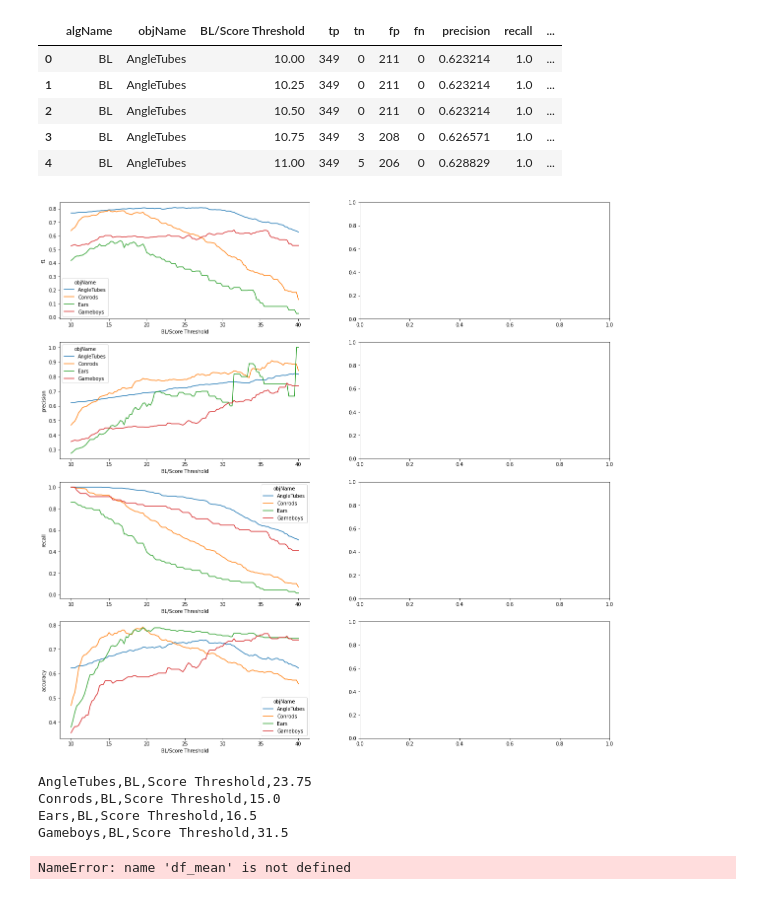
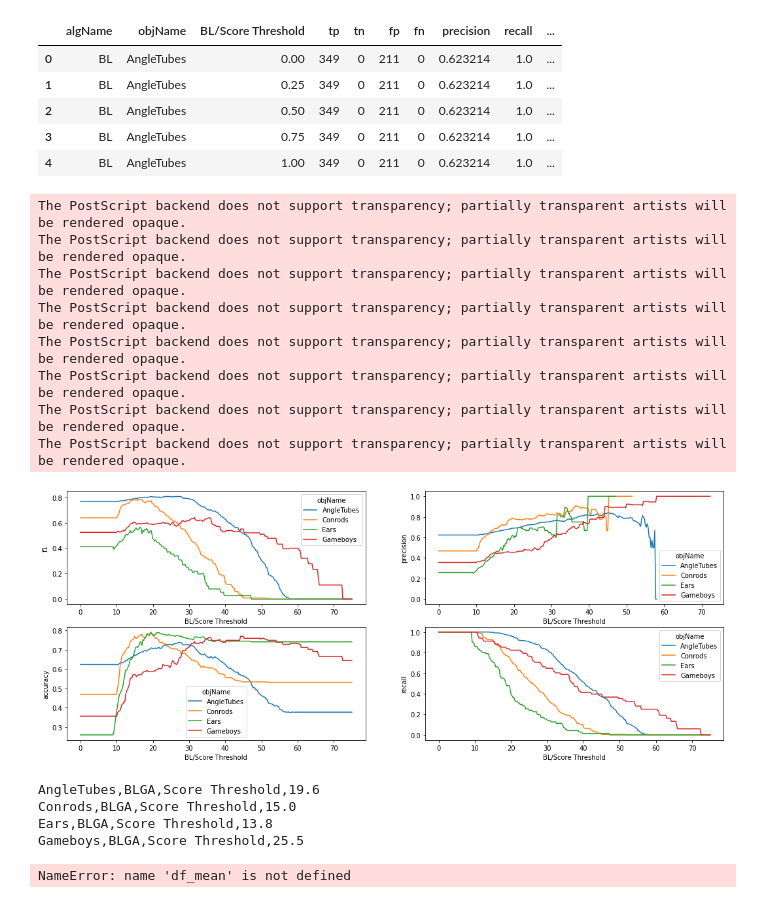
Before and after one commit to Jensbeltman/masterRepo, a Jupyter notebook: scripts/threshold_test.ipynb, the cells around one changed output. Drawn from its saved outputs; the diff is of its cells as text; code cells hidden in the pictures.

```diff
--- a/scripts/threshold_test.ipynb
+++ b/scripts/threshold_test.ipynb
@@ -3,10 +3,10 @@ import pandas as pd
 import seaborn as sns
 import matplotlib.pyplot as plt
 from data_processing_functions import parameter_tuning_read_and_mean
-# csv_path = "/home/jens/masterData/AlgorithmTuner/TunedParameters/BL/bl_5_5_AlgorithmTunerData-data.csv"
-# tested_parameter = "BL/Score Threshold"
-csv_path = "/home/jens/masterData/AlgorithmTuner/TunedParameters/BL/bl_5_5_AlgorithmTunerData-data.csv"
+csv_path = "/home/jens/masterData/AlgorithmTuner/Report/Baseline tuning/2021-03-05-12-45-03-AlgorithmTunerData-data.csv"
 tested_parameter = "BL/Score Threshold"
+# csv_path = "/home/jens/masterData/AlgorithmTuner/Report/Lit/UICS-Tuning-AlgorithmTunerData-data.csv"
+# tested_parameter = "GEUICS/Inlier Overlap Penalty Factor"
 
 
 df = pd.read_csv(csv_path,usecols=["algName","objName",tested_parameter,"tp","tn","fp","fn","f1","precision","recall","accuracy"],dtype={"algName":"category","objName":"category"})
@@ -18,31 +18,40 @@ df["accuracy"]=(df["tp"]+df["tn"])/(df["tp"]+df["tn"]+df["fp"]+df["fn"])
 df.head()
 # %% [output]
 |  | algName | objName | BL/Score Threshold | tp | tn | fp | fn | precision | recall | ... |
-| 0 | BL | AngleTubes | 10.00 | 349 | 0 | 211 | 0 | 0.623214 | 1.0 | ... |
-| 1 | BL | AngleTubes | 10.25 | 349 | 0 | 211 | 0 | 0.623214 | 1.0 | ... |
-| 2 | BL | AngleTubes | 10.50 | 349 | 0 | 211 | 0 | 0.623214 | 1.0 | ... |
-| 3 | BL | AngleTubes | 10.75 | 349 | 3 | 208 | 0 | 0.626571 | 1.0 | ... |
-| 4 | BL | AngleTubes | 11.00 | 349 | 5 | 206 | 0 | 0.628829 | 1.0 | ... |
+| 0 | BL | AngleTubes | 0.00 | 349 | 0 | 211 | 0 | 0.623214 | 1.0 | ... |
+| 1 | BL | AngleTubes | 0.25 | 349 | 0 | 211 | 0 | 0.623214 | 1.0 | ... |
+| 2 | BL | AngleTubes | 0.50 | 349 | 0 | 211 | 0 | 0.623214 | 1.0 | ... |
+| 3 | BL | AngleTubes | 0.75 | 349 | 0 | 211 | 0 | 0.623214 | 1.0 | ... |
+| 4 | BL | AngleTubes | 1.00 | 349 | 0 | 211 | 0 | 0.623214 | 1.0 | ... |
 # %%
 
-validation_measure = ["f1","precision","recall","accuracy"]
-fig,axes = plt.subplots(len(validation_measure),2,figsize=(len(validation_measure)*5,len(validation_measure)*5),sharex = False)
-for ax,vm in zip(axes[:,0],validation_measure):
-    sns.lineplot(x=tested_parameter,y=vm,hue="objName",data=df,ax=ax)
-
+validation_measure = ["f1","precision","accuracy","recall"]
+fig,axes = plt.subplots(2,2,figsize=(18,7),sharex = False)
+for ax,vm in zip(axes.flatten(),validation_measure):
+    sns.lineplot(x=tested_parameter,y=vm,hue="objName",data=df[df["algName"]=="BL"],ax=ax)
+plt.tight_layout()
+plt.savefig('report/bl_tuning.eps', format='eps')
 plt.show()
 # %% [output]
+The PostScript backend does not support transparency; partially transparent artists will be rendered opaque.
+The PostScript backend does not support transparency; partially transparent artists will be rendered opaque.
+The PostScript backend does not support transparency; partially transparent artists will be rendered opaque.
+The PostScript backend does not support transparency; partially transparent artists will be rendered opaque.
+The PostScript backend does not support transparency; partially transparent artists will be rendered opaque.
+The PostScript backend does not support transparency; partially transparent artists will be rendered opaque.
+The PostScript backend does not support transparency; partially transparent artists will be rendered opaque.
+The PostScript backend does not support transparency; partially transparent artists will be rendered opaque.
-[figure, old version]
+[figure, new version]
 # %%
 tuning_measure = "f1"
 max_idx = df.groupby(["algName","objName"])[tuning_measure].idxmax().to_numpy()
 for index, row in df.iloc[max_idx,:].iterrows():
     print("{},{},{},{}".format(row["objName"],row["algName"],tested_parameter[len(row["algName"])+1:],row[tested_parameter]))
 # %% [output]
-AngleTubes,BL,Score Threshold,23.75
-Conrods,BL,Score Threshold,15.0
-Ears,BL,Score Threshold,16.5
-Gameboys,BL,Score Threshold,31.5
+AngleTubes,BLGA,Score Threshold,19.6
+Conrods,BLGA,Score Threshold,15.0
+Ears,BLGA,Score Threshold,13.8
+Gameboys,BLGA,Score Threshold,25.5
 # %%
 tuning_measure = "f1"
 
```
Also changed, not shown: 2 other files.
